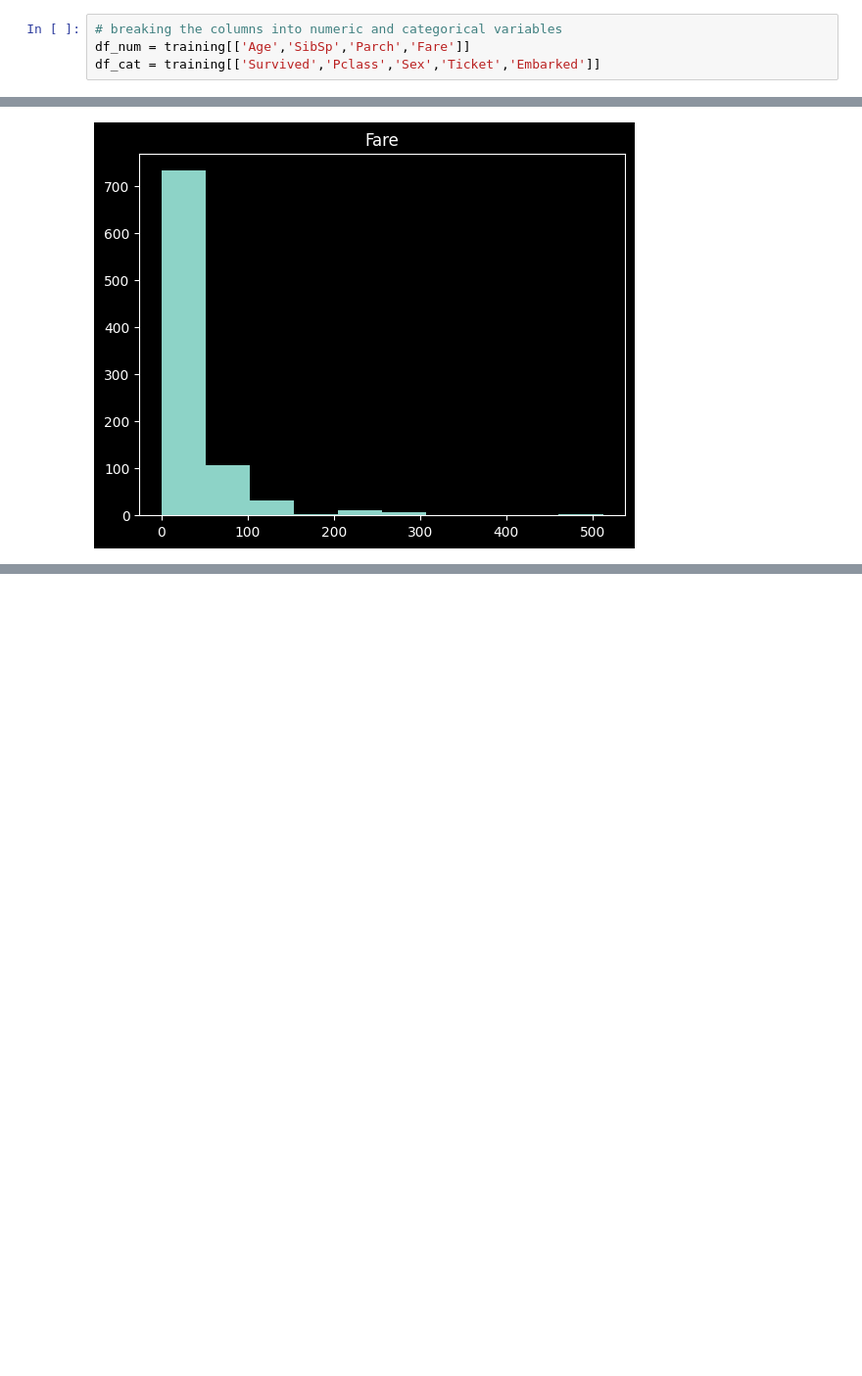
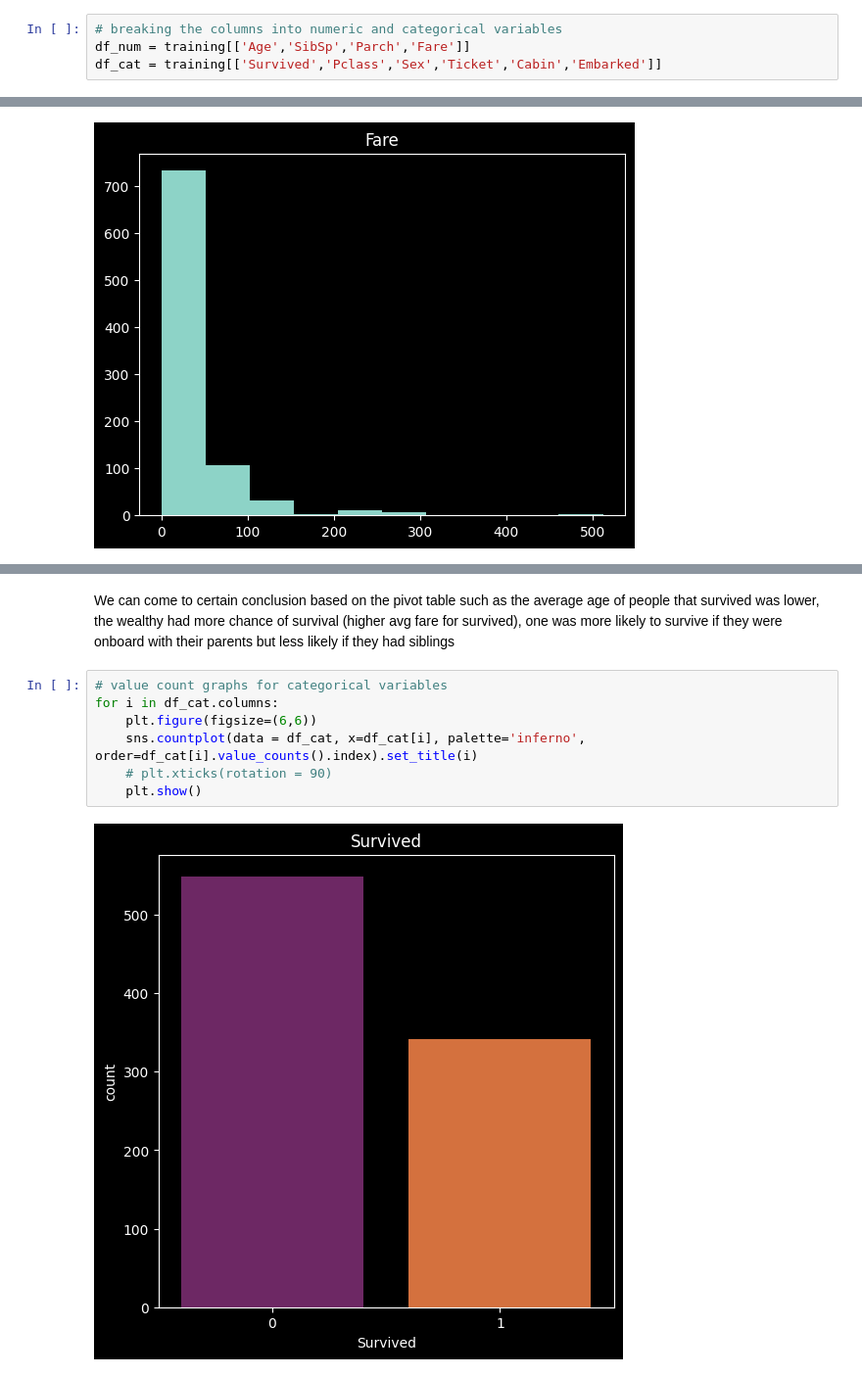
Before and after one commit to RazerP4antom/data-analysis, a Jupyter notebook: Titanic Survival/notebook4.ipynb, the cells around one changed output, grey strips where cells are left out. Shown at 98% size. Saved outputs shown, nothing was run; the diff lists cells and outputs as text; blank space fills up the shorter version.

Commit message:
cabin cabin

```diff
--- a/Titanic Survival/notebook4.ipynb
+++ b/Titanic Survival/notebook4.ipynb
@@ -81,7 +81,7 @@ Index(['PassengerId', 'Survived', 'Pclass', 'Age', 'SibSp', 'Parch', 'Fare',
 # %%
 # breaking the columns into numeric and categorical variables
 df_num = training[['Age','SibSp','Parch','Fare']]
-df_cat = training[['Survived','Pclass','Sex','Ticket','Embarked']]
+df_cat = training[['Survived','Pclass','Sex','Ticket','Cabin','Embarked']]
 # %%
 # histogram for all numeric variables
 for i in df_num.columns:
@@ -95,0 +116,11 @@ for i in df_num.columns:
+# %% [markdown]
+We can come to certain conclusion based on the pivot table such as the average age of people that survived was lower, the wealthy had more chance of survival (higher avg fare for survived), one was more likely to survive if they were onboard with their parents but less likely if they had siblings
+# %%
+# value count graphs for categorical variables
+for i in df_cat.columns:
+    plt.figure(figsize=(6,6))
+    sns.countplot(data = df_cat, x=df_cat[i], palette='inferno', order=df_cat[i].value_counts().index).set_title(i)
+    # plt.xticks(rotation = 90)
+    plt.show()
+# %% [output]
+[figure, added]
```
Also changed, not shown: parts of 9 cells of this notebook.
